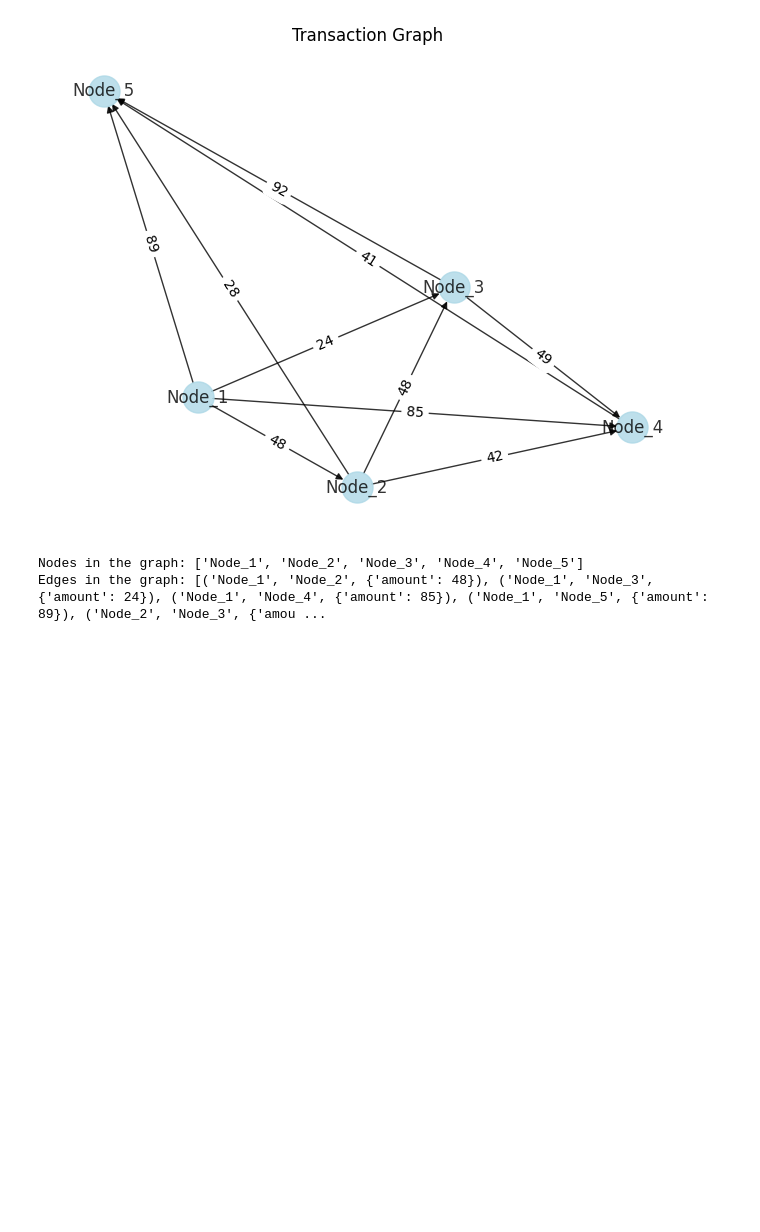
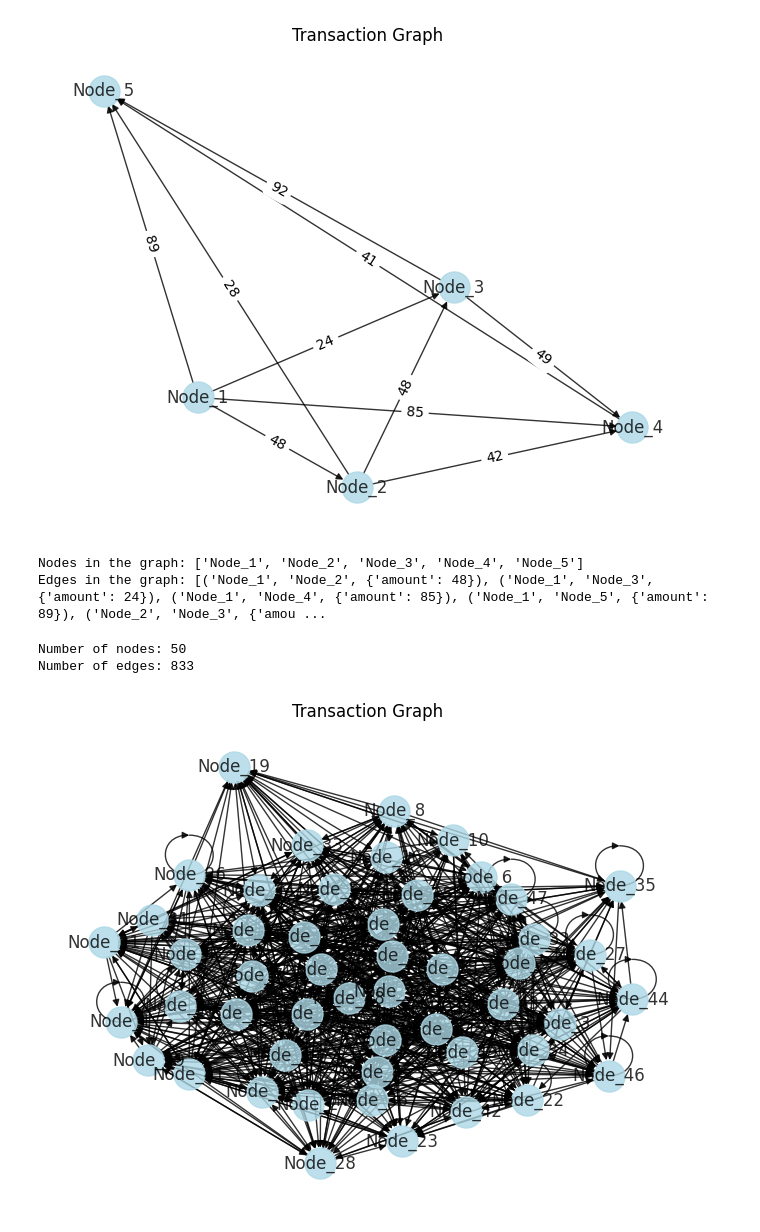
Before and after one commit to ShrikantKGIT/distributedML, a Jupyter notebook: Graphs.ipynb, the cells around one changed output. Cells and saved outputs as stored; diff of their text form; code cells hidden in the pictures; blank space fills up the shorter version.

```diff
--- a/Graphs.ipynb
+++ b/Graphs.ipynb
@@ -62,3 +62,33 @@ print("Edges in the graph:", G.edges(data=True))
 [figure]
 Nodes in the graph: ['Node_1', 'Node_2', 'Node_3', 'Node_4', 'Node_5']
 Edges in the graph: [('Node_1', 'Node_2', {'amount': 48}), ('Node_1', 'Node_3', {'amount': 24}), ('Node_1', 'Node_4', {'amount': 85}), ('Node_1', 'Node_5', {'amount': 89}), ('Node_2', 'Node_3', {'amou ...
+# %%
+import pandas as pd
+import networkx as nx
+import random
+
+# Generating 1000 sample transactions with random amounts between 10 and 100
+transactions = [
+    (f"Node_{random.randint(1, 50)}", f"Node_{random.randint(1, 50)}", {'amount': random.randint(10, 100)})
+    for _ in range(1000)
+]
+
+# Create a pandas DataFrame from the generated transactions
+df = pd.DataFrame(transactions, columns=['source', 'target', 'amount'])
+
+# Create a directed graph
+G = nx.from_pandas_edgelist(df, 'source', 'target', ['amount'], create_using=nx.DiGraph())
+
+# Print basic information about the graph
+print("Number of nodes:", G.number_of_nodes())
+print("Number of edges:", G.number_of_edges())
+
+# Visualize the graph (optional)
+pos = nx.spring_layout(G)
+nx.draw(G, pos, with_labels=True, node_color='lightblue', node_size=500, alpha=0.8)
+plt.title('Transaction Graph')
+plt.show()
+# %% [output]
+Number of nodes: 50
+Number of edges: 833
+[figure, added]
```
